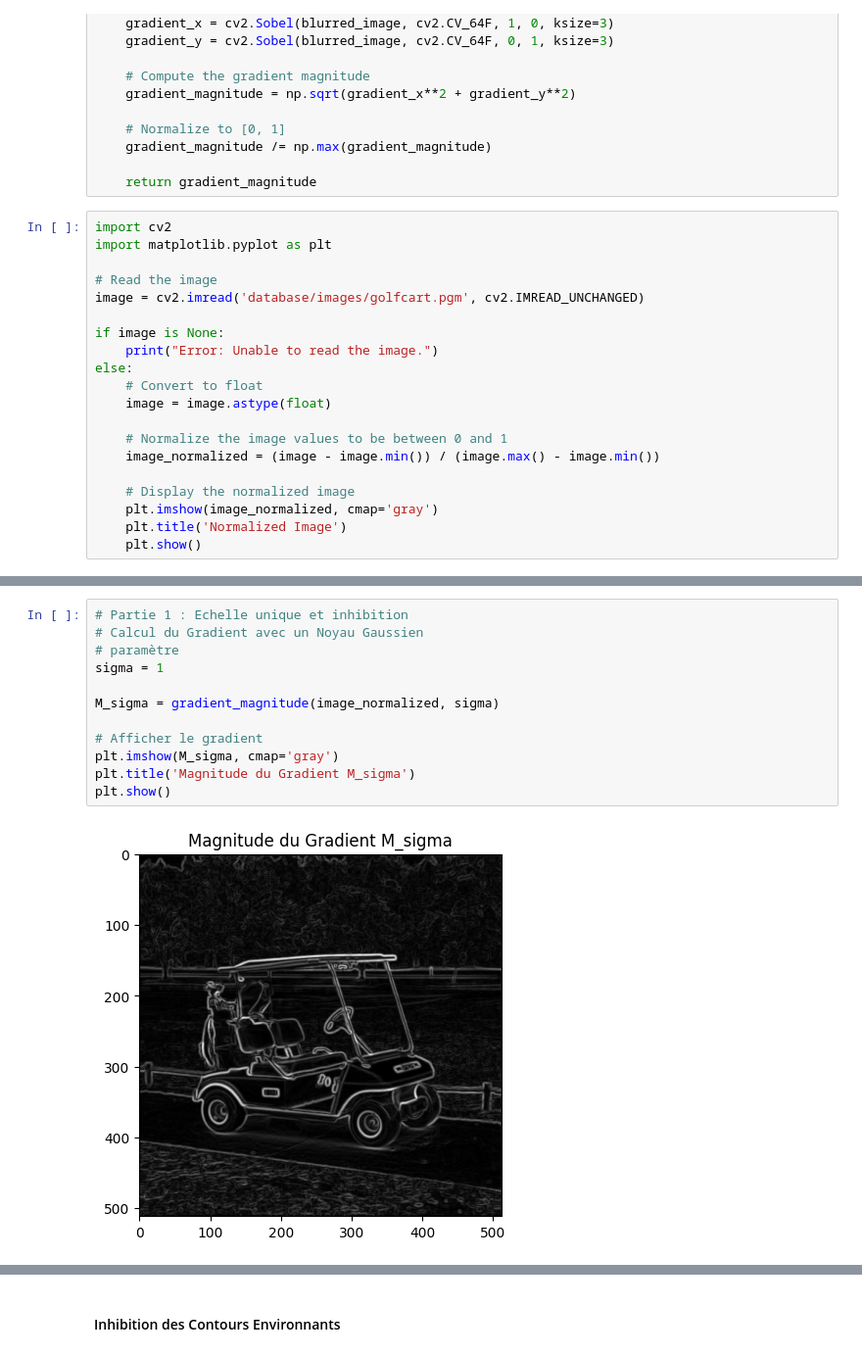
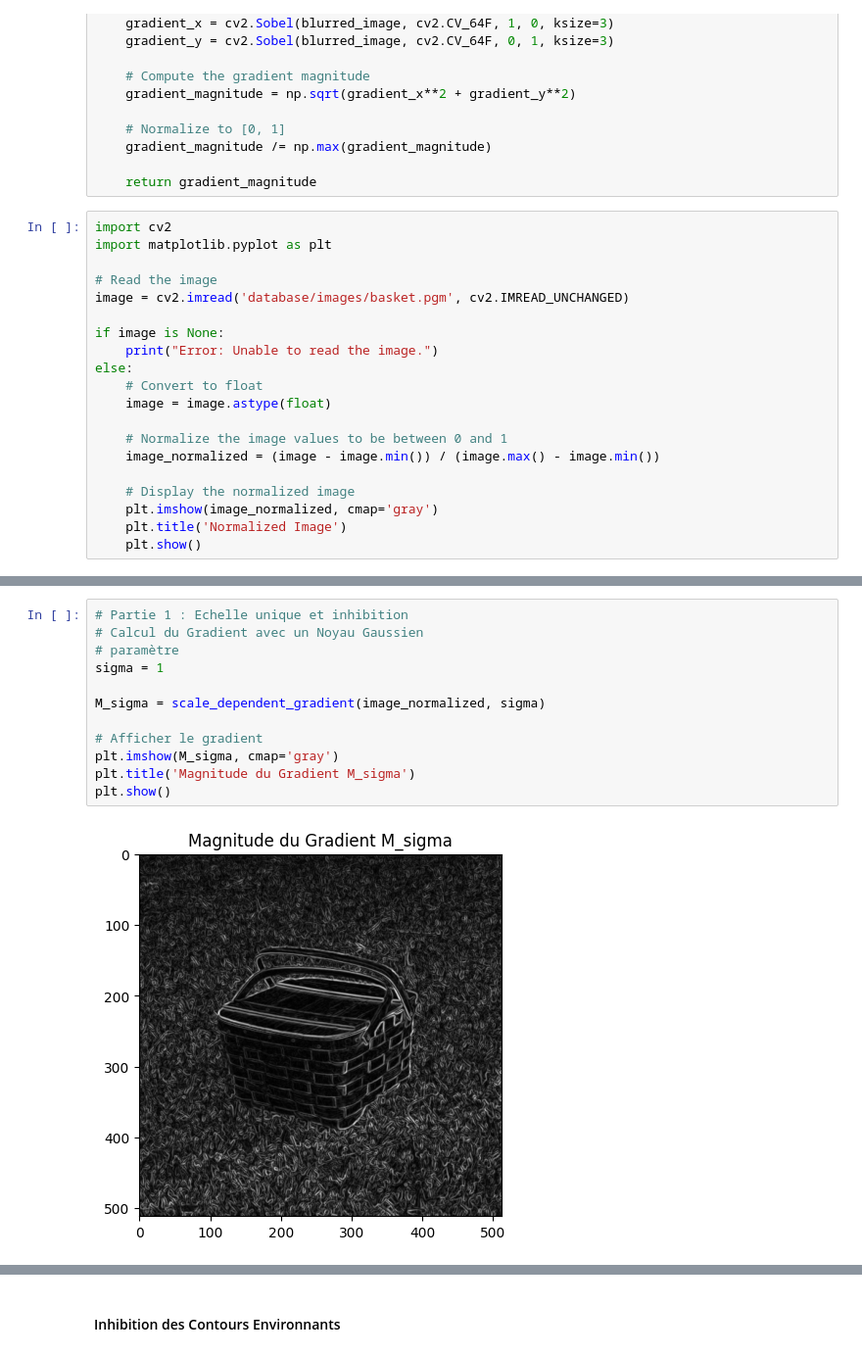
Before and after one commit to ndupont960/EtudesTechniques11, a Jupyter notebook: matlab-to_python.ipynb, the cells around one changed output, grey strips where cells are left out. Shown at 98% size. Cells and saved outputs as stored; diff of their text form.

```diff
--- a/matlab-to_python.ipynb
+++ b/matlab-to_python.ipynb
@@ -62,7 +62,7 @@ import cv2
 import matplotlib.pyplot as plt
 
 # Read the image
-image = cv2.imread('database/images/golfcart.pgm', cv2.IMREAD_UNCHANGED)
+image = cv2.imread('database/images/basket.pgm', cv2.IMREAD_UNCHANGED)
 
 if image is None:
     print("Error: Unable to read the image.")
@@ -93,17 +93,17 @@ plt.show()
 # %%
 # Partie 1 : Echelle unique et inhibition
 # Calcul du Gradient avec un Noyau Gaussien
 # paramètre
 sigma = 1
 
-M_sigma = gradient_magnitude(image_normalized, sigma)
+M_sigma = scale_dependent_gradient(image_normalized, sigma)
 
 # Afficher le gradient
 plt.imshow(M_sigma, cmap='gray')
 plt.title('Magnitude du Gradient M_sigma')
 plt.show()
 # %% [output]
-[figure, old version]
+[figure, new version]
 # %%
 min_M_sigma = np.min(M_sigma)
 max_M_sigma = np.max(M_sigma)
```
Also changed, not shown: parts of 16 cells of this notebook.
